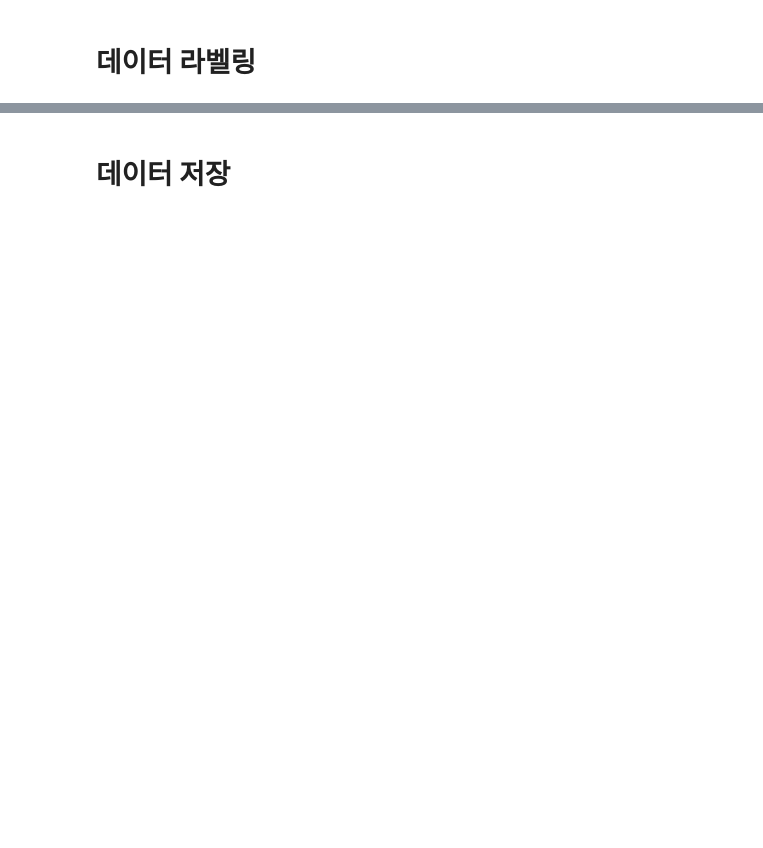
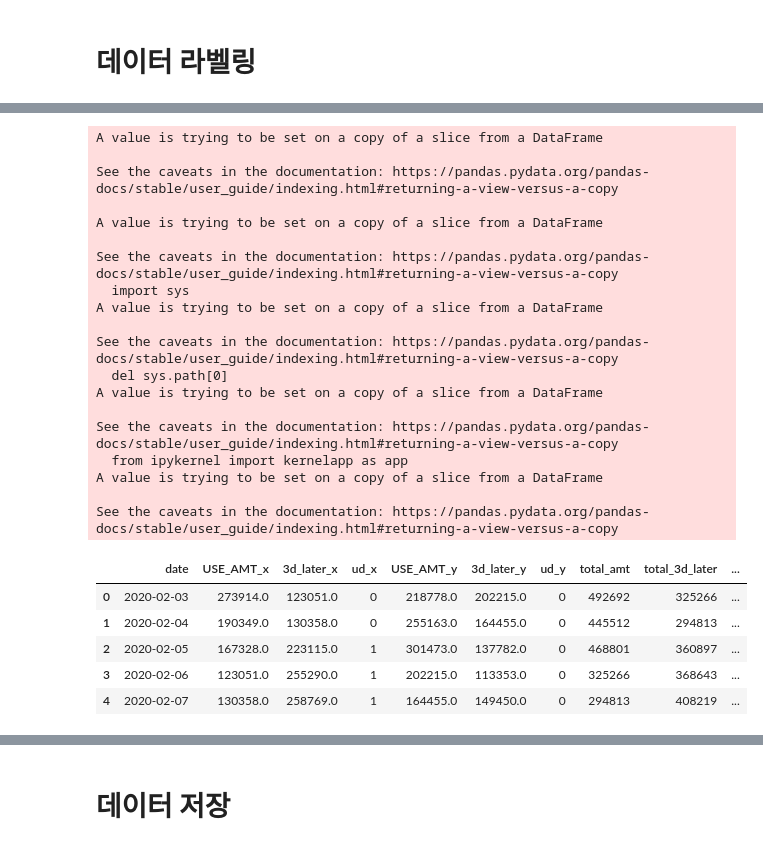
Before and after one commit to yoouza/bigcontest, a Jupyter notebook: data_preprocessing/News_Labeling.ipynb, the cells around one changed output, grey strips where cells are left out. Cells and saved outputs as stored; diff of their text form; code cells hidden in the pictures; blank space fills up the shorter version.

```diff
--- a/data_preprocessing/News_Labeling.ipynb
+++ b/data_preprocessing/News_Labeling.ipynb
@@ -362,0 +367,45 @@ data_2020.head()
+# %%
+fk_2020 = pd.merge(furn_df_2020, kitc_df_2020, on='date')
+
+fk_2020['total_amt'] = 0
+fk_2020['total_3d_later'] = 0
+for i in range(len(fk_2020)):
+    fk_2020['total_amt'][i] = fk_2020['USE_AMT_x'][i] + fk_2020['USE_AMT_y'][i]
+    fk_2020['total_3d_later'][i] = fk_2020['3d_later_x'][i] + fk_2020['3d_later_y'][i]
+
+# 전체 매출량 차이 라벨링(전날 대비 상승, 하강)
+fk_2020['ud'] = 0
+fk_2020['diff'] = 0
+for i in range(len(fk_2020)):
+    fk_2020['diff'][i] = fk_2020['total_3d_later'][i] - fk_2020['total_amt'][i]
+    if fk_2020['diff'][i] < 0:
+        fk_2020['ud'][i] = 0
+    elif fk_2020['diff'][i] > 0:
+        fk_2020['ud'][i] = 1
+fk_2020.head()
+# %% [output]
+A value is trying to be set on a copy of a slice from a DataFrame
+
+See the caveats in the documentation: https://pandas.pydata.org/pandas-docs/stable/user_guide/indexing.html#returning-a-view-versus-a-copy
+
+A value is trying to be set on a copy of a slice from a DataFrame
+
+See the caveats in the documentation: https://pandas.pydata.org/pandas-docs/stable/user_guide/indexing.html#returning-a-view-versus-a-copy
+  import sys
+A value is trying to be set on a copy of a slice from a DataFrame
+
+See the caveats in the documentation: https://pandas.pydata.org/pandas-docs/stable/user_guide/indexing.html#returning-a-view-versus-a-copy
+  del sys.path[0]
+A value is trying to be set on a copy of a slice from a DataFrame
+
+See the caveats in the documentation: https://pandas.pydata.org/pandas-docs/stable/user_guide/indexing.html#returning-a-view-versus-a-copy
+  from ipykernel import kernelapp as app
+A value is trying to be set on a copy of a slice from a DataFrame
+
+See the caveats in the documentation: https://pandas.pydata.org/pandas-docs/stable/user_guide/indexing.html#returning-a-view-versus-a-copy
+|  | date | USE_AMT_x | 3d_later_x | ud_x | USE_AMT_y | 3d_later_y | ud_y | total_amt | total_3d_later | ... |
+| 0 | 2020-02-03 | 273914.0 | 123051.0 | 0 | 218778.0 | 202215.0 | 0 | 492692 | 325266 | ... |
+| 1 | 2020-02-04 | 190349.0 | 130358.0 | 0 | 255163.0 | 164455.0 | 0 | 445512 | 294813 | ... |
+| 2 | 2020-02-05 | 167328.0 | 223115.0 | 1 | 301473.0 | 137782.0 | 0 | 468801 | 360897 | ... |
+| 3 | 2020-02-06 | 123051.0 | 255290.0 | 1 | 202215.0 | 113353.0 | 0 | 325266 | 368643 | ... |
+| 4 | 2020-02-07 | 130358.0 | 258769.0 | 1 | 164455.0 | 149450.0 | 0 | 294813 | 408219 | ... |
```
Also changed, not shown: parts of 57 cells of this notebook.
